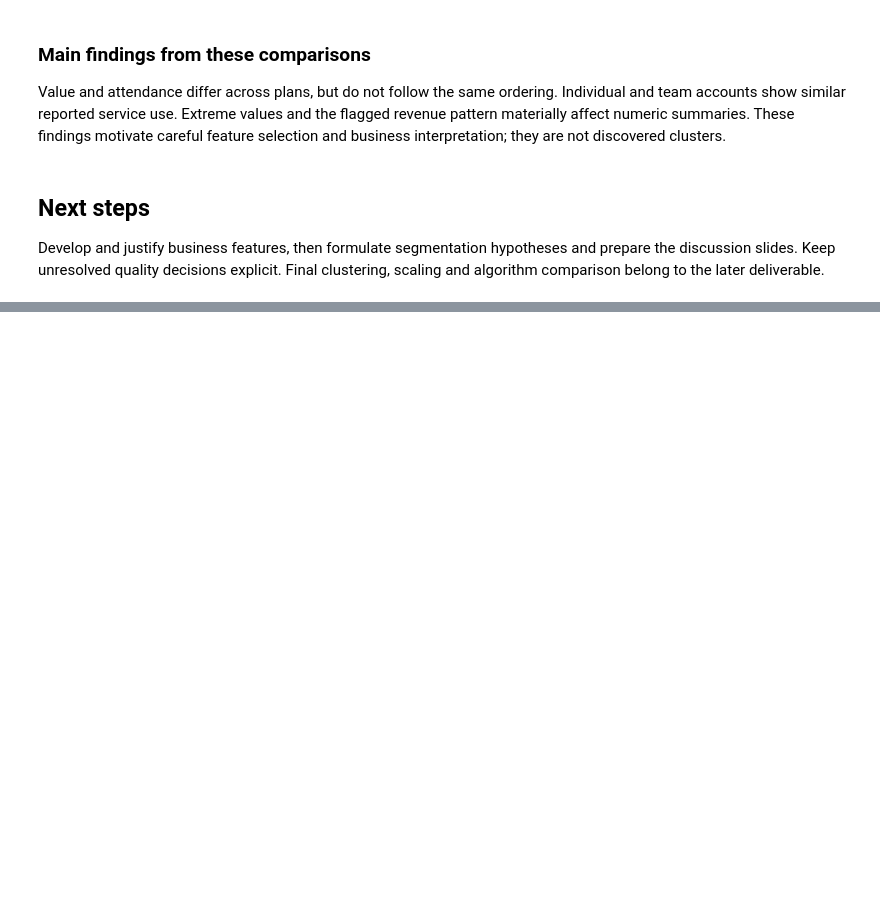
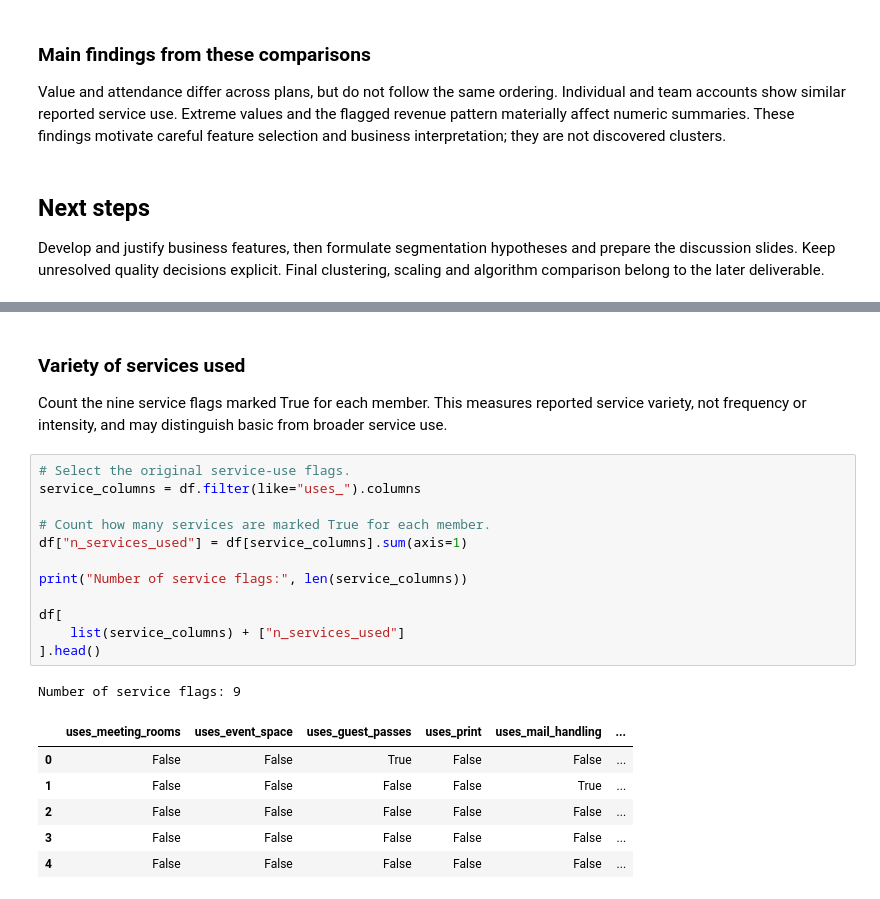
Before and after one commit to fradejoao/dataminingproject, a Jupyter notebook: notebooks/GroupXX_EDA_Code.ipynb, the cells around one changed output, grey strips where cells are left out. Saved outputs shown, nothing was run; the diff lists cells and outputs as text; blank space fills up the shorter version.

```diff
--- a/notebooks/GroupXX_EDA_Code.ipynb
+++ b/notebooks/GroupXX_EDA_Code.ipynb
@@ -543,0 +1031,24 @@ Develop and justify business features, then formulate segmentation hypotheses an
+# %% [markdown]
+### Variety of services used
+
+Count the nine service flags marked True for each member. This measures reported service variety, not frequency or intensity, and may distinguish basic from broader service use.
+# %%
+# Select the original service-use flags.
+service_columns = df.filter(like="uses_").columns
+
+# Count how many services are marked True for each member.
+df["n_services_used"] = df[service_columns].sum(axis=1)
+
+print("Number of service flags:", len(service_columns))
+
+df[
+    list(service_columns) + ["n_services_used"]
+].head()
+# %% [output]
+Number of service flags: 9
+|  | uses_meeting_rooms | uses_event_space | uses_guest_passes | uses_print | uses_mail_handling | ... |
+| 0 | False | False | True | False | False | ... |
+| 1 | False | False | False | False | True | ... |
+| 2 | False | False | False | False | False | ... |
+| 3 | False | False | False | False | False | ... |
+| 4 | False | False | False | False | False | ... |
```
Also changed, not shown: parts of 58 cells of this notebook.
